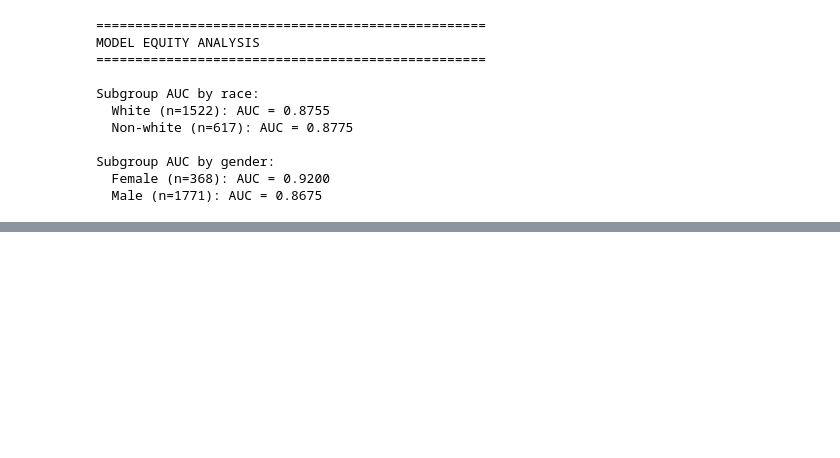
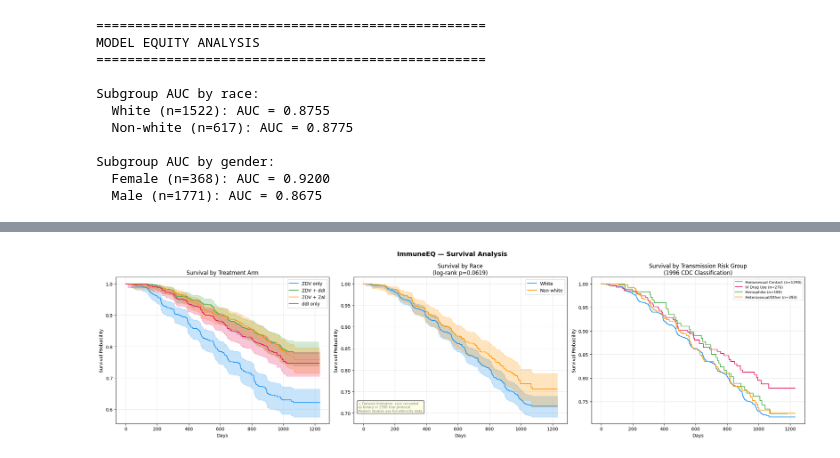
Before and after one commit to Emmanuel-cod21/immuneeq-Rice-datathon-2026, a Jupyter notebook: aids_clinical_analysis.ipynb, the cells around one changed output, grey strips where cells are left out. Drawn from its saved outputs; the diff is of its cells as text; code cells hidden in the pictures; blank space fills up the shorter version.

```diff
--- a/aids_clinical_analysis.ipynb
+++ b/aids_clinical_analysis.ipynb
@@ -174,3 +178,98 @@ Subgroup AUC by race:
 Subgroup AUC by gender:
   Female (n=368): AUC = 0.9200
   Male (n=1771): AUC = 0.8675
+# %%
+!pip install lifelines -q
+# Step 9: Kaplan-Meier Survival Analysis
+from lifelines import KaplanMeierFitter
+from lifelines.statistics import logrank_test
+
+fig, axes = plt.subplots(1, 3, figsize=(22, 6))
+fig.suptitle('ImmuneEQ — Survival Analysis', fontsize=14, fontweight='bold')
+
+# ── Plot 1: Survival by Treatment Arm ─────────────────────────────────────────
+ax = axes[0]
+colors = ['#2196F3', '#4CAF50', '#FF9800', '#E91E63']
+trt_labels = {0: 'ZDV only', 1: 'ZDV + ddI', 2: 'ZDV + Zal', 3: 'ddI only'}
+
+for trt_val, color in zip([0, 1, 2, 3], colors):
+    mask = df['trt'] == trt_val
+    kmf = KaplanMeierFitter()
+    kmf.fit(df.loc[mask, 'time'], event_observed=df.loc[mask, 'cid'],
+            label=trt_labels[trt_val])
+    kmf.plot_survival_function(ax=ax, color=color, ci_show=True)
+
+ax.set_title('Survival by Treatment Arm')
+ax.set_xlabel('Days')
+ax.set_ylabel('Survival Probability')
+ax.grid(alpha=0.3)
+ax.legend()
+
+# ── Plot 2: Survival by Race (with dataset limitation note) ───────────────────
+ax = axes[1]
+for race_val, label, color in [(0, 'White', '#2196F3'), (1, 'Non-white', '#FF9800')]:
+    mask = df['race'] == race_val
+    kmf = KaplanMeierFitter()
+    kmf.fit(df.loc[mask, 'time'], event_observed=df.loc[mask, 'cid'], label=label)
+    kmf.plot_survival_function(ax=ax, color=color, ci_show=True)
+
+w = df['race'] == 0
+results = logrank_test(df.loc[w, 'time'], df.loc[~w, 'time'],
+                       event_observed_A=df.loc[w, 'cid'],
+                       event_observed_B=df.loc[~w, 'cid'])
+ax.set_title(f'Survival by Race\n(log-rank p={results.p_value:.4f})')
+ax.set_xlabel('Days')
+ax.set_ylabel('Survival Probability')
+ax.grid(alpha=0.3)
+ax.legend()
+ax.annotate('⚠ Dataset limitation: race recorded\nas binary in 1996 trial protocol.\nModern studies use full ethnicity data.',
+            xy=(0.02, 0.08), xycoords='axes fraction',
+            fontsize=7.5, color='gray',
+            bbox=dict(boxstyle='round,pad=0.3', facecolor='lightyellow', alpha=0.8))
+
+# ── Plot 3: Survival by Transmission Risk Group ───────────────────────────────
+ax = axes[2]
+
+# Build risk group labels from available binary columns
+def get_risk_group(row):
+    if row['hemo'] == 1:
+        return 'Hemophilia'
+    elif row['drugs'] == 1:
+        return 'IV Drug Use'
+    elif row['homo'] == 1:
+        return 'Homosexual Contact'
+    else:
+        return 'Heterosexual/Other'
+
+df['risk_group'] = df.apply(get_risk_group, axis=1)
+
+risk_colors = {
+    'Homosexual Contact': '#2196F3',
+    'IV Drug Use':        '#E91E63',
+    'Hemophilia':         '#4CAF50',
+    'Heterosexual/Other': '#FF9800'
+}
+
+for group, color in risk_colors.items():
+    mask = df['risk_group'] == group
+    if mask.sum() < 10:
+        continue
+    kmf = KaplanMeierFitter()
+    kmf.fit(df.loc[mask, 'time'], event_observed=df.loc[mask, 'cid'],
+            label=f'{group} (n={mask.sum()})')
+    kmf.plot_survival_function(ax=ax, color=color, ci_show=False)
+
+ax.set_title('Survival by Transmission Risk Group\n(1996 CDC Classification)')
+ax.set_xlabel('Days')
+ax.set_ylabel('Survival Probability')
+ax.grid(alpha=0.3)
+ax.legend(fontsize=8)
+
+plt.tight_layout()
+plt.savefig('08_survival_analysis.png', dpi=150, bbox_inches='tight')
+plt.show()
+
+# Print group sizes
+print("\nRisk group breakdown:")
+print(df['risk_group'].value_counts())
+# %% [output]
@@ -176,0 +278 @@ Subgroup AUC by gender:
+[figure, added]
```
Also changed, not shown: parts of 2 cells of this notebook.
